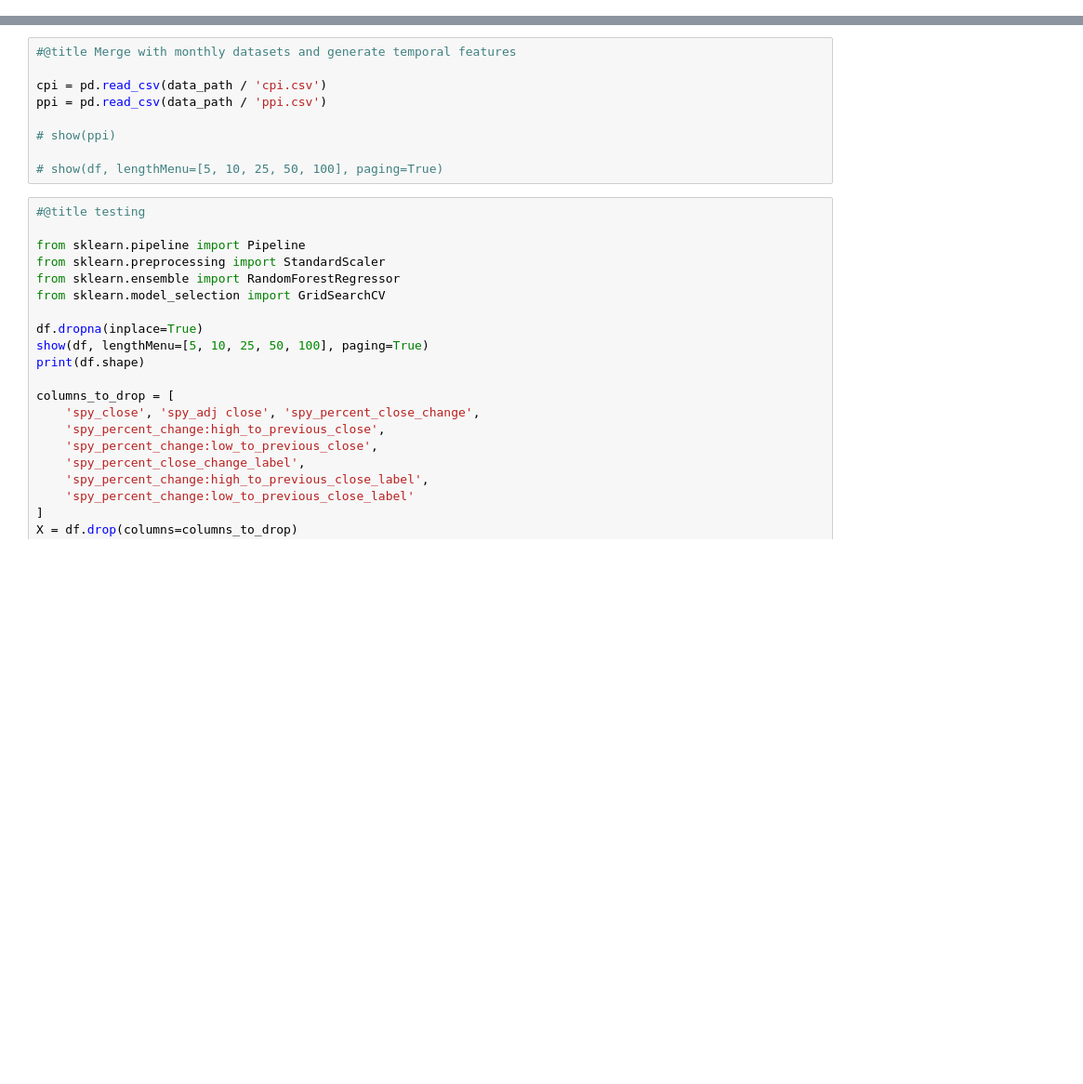
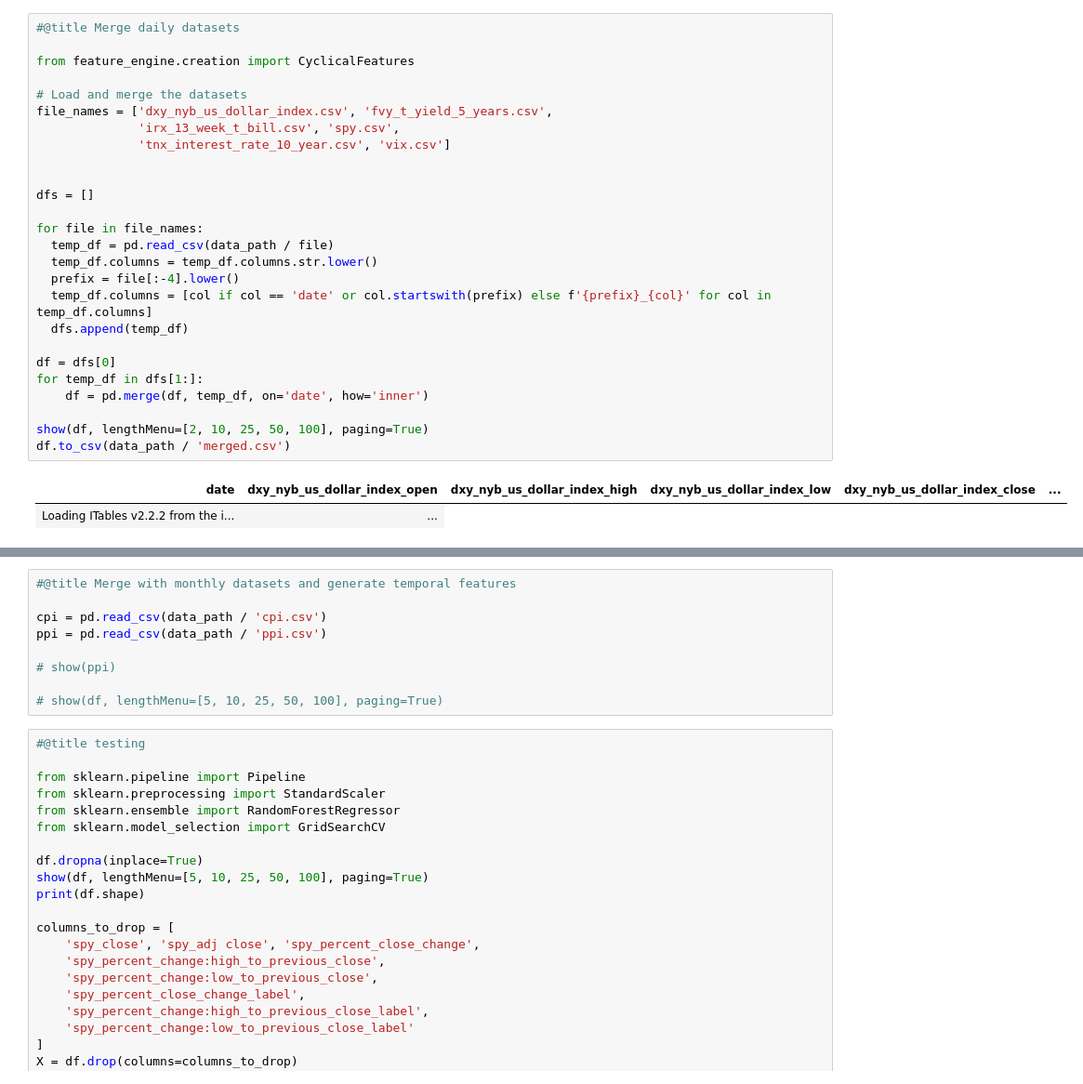
Before and after one commit to availe/Spystat-Engine-Colab, a Jupyter notebook: StatsQuant.ipynb, the cells around one changed output, grey strips where cells are left out. Shown: that part at 93% size. Drawn from its saved outputs; the diff is of its cells as text; blank space fills up the shorter version.

```diff
--- a/StatsQuant.ipynb
+++ b/StatsQuant.ipynb
@@ -30 +24,30 @@ Resolving deltas: 100% (43/43), done.
+# %%
+#@title Merge daily datasets
+
+from feature_engine.creation import CyclicalFeatures
+
+# Load and merge the datasets
+file_names = ['dxy_nyb_us_dollar_index.csv', 'fvy_t_yield_5_years.csv',
+              'irx_13_week_t_bill.csv', 'spy.csv',
+              'tnx_interest_rate_10_year.csv', 'vix.csv']
+
+
+dfs = []
+
+for file in file_names:
+  temp_df = pd.read_csv(data_path / file)
+  temp_df.columns = temp_df.columns.str.lower()
+  prefix = file[:-4].lower()
+  temp_df.columns = [col if col == 'date' or col.startswith(prefix) else f'{prefix}_{col}' for col in temp_df.columns]
+  dfs.append(temp_df)
+
+df = dfs[0]
+for temp_df in dfs[1:]:
+    df = pd.merge(df, temp_df, on='date', how='inner')
+
+show(df, lengthMenu=[2, 10, 25, 50, 100], paging=True)
+df.to_csv(data_path / 'merged.csv')
+# %% [output]
+| date | dxy_nyb_us_dollar_index_open | dxy_nyb_us_dollar_index_high | dxy_nyb_us_dollar_index_low | dxy_nyb_us_dollar_index_close | ... |
+| Loading ITables v2.2.2 from the i... | ... |
 # %%
```
Also changed, not shown: parts of 2 cells of this notebook.
